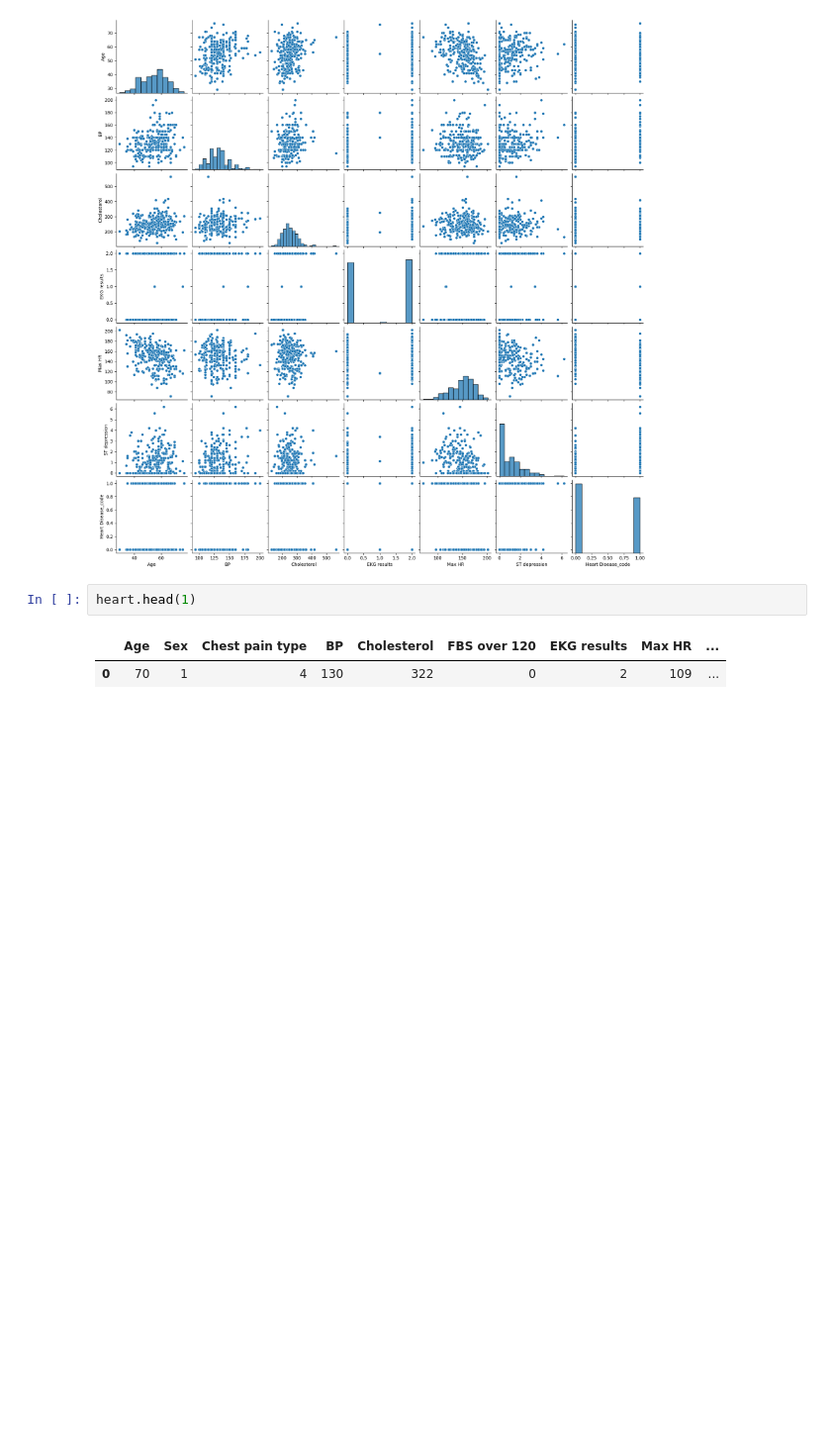
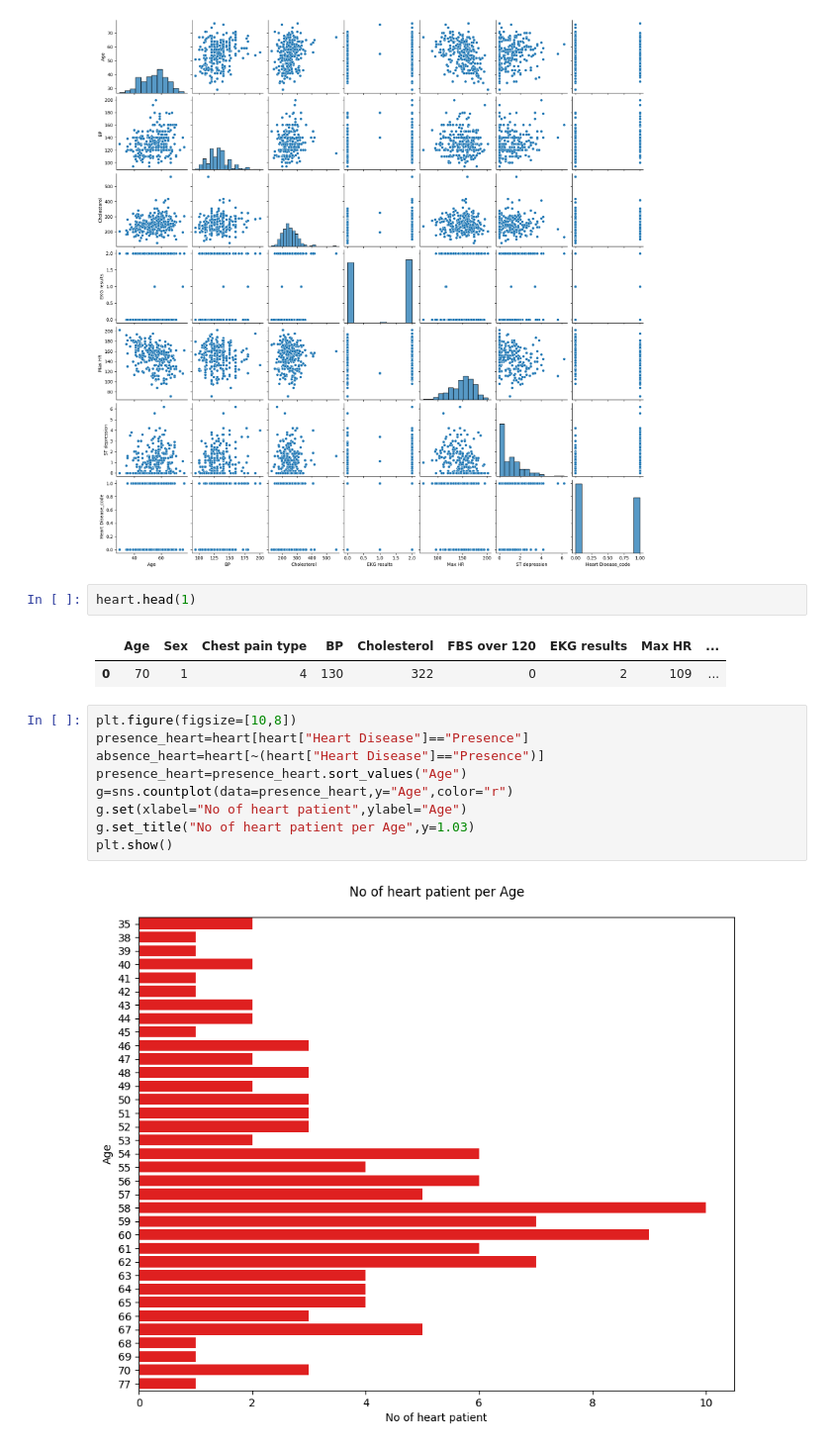
Before and after one commit to SagunBastola/eda_heart_disease, a Jupyter notebook: eda-on-heart-disease-analysis.ipynb, the cells around one changed output. Shown at 99% size. Cells and saved outputs as stored; diff of their text form; blank space fills up the shorter version.

Commit message:
EDA ON heart disease analysis | Version 5

```diff
--- a/eda-on-heart-disease-analysis.ipynb
+++ b/eda-on-heart-disease-analysis.ipynb
@@ -112,3 +112,14 @@ heart.head(1)
 # %% [output]
 |  | Age | Sex | Chest pain type | BP | Cholesterol | FBS over 120 | EKG results | Max HR | ... |
 | 0 | 70 | 1 | 4 | 130 | 322 | 0 | 2 | 109 | ... |
+# %%
+plt.figure(figsize=[10,8])
+presence_heart=heart[heart["Heart Disease"]=="Presence"]
+absence_heart=heart[~(heart["Heart Disease"]=="Presence")]
+presence_heart=presence_heart.sort_values("Age")
+g=sns.countplot(data=presence_heart,y="Age",color="r")
+g.set(xlabel="No of heart patient",ylabel="Age")
+g.set_title("No of heart patient per Age",y=1.03)
+plt.show()
+# %% [output]
+[figure, added]
```
Also changed, not shown: parts of 3 cells of this notebook.
